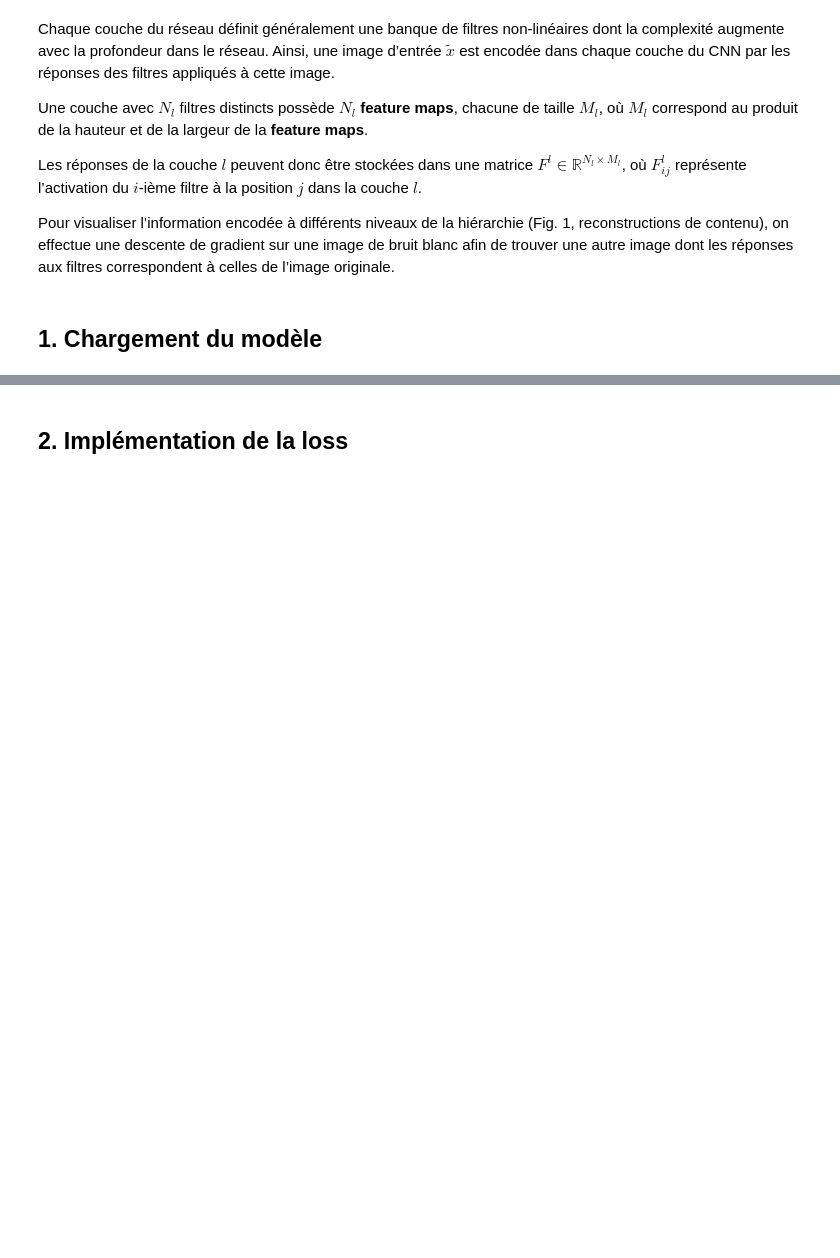
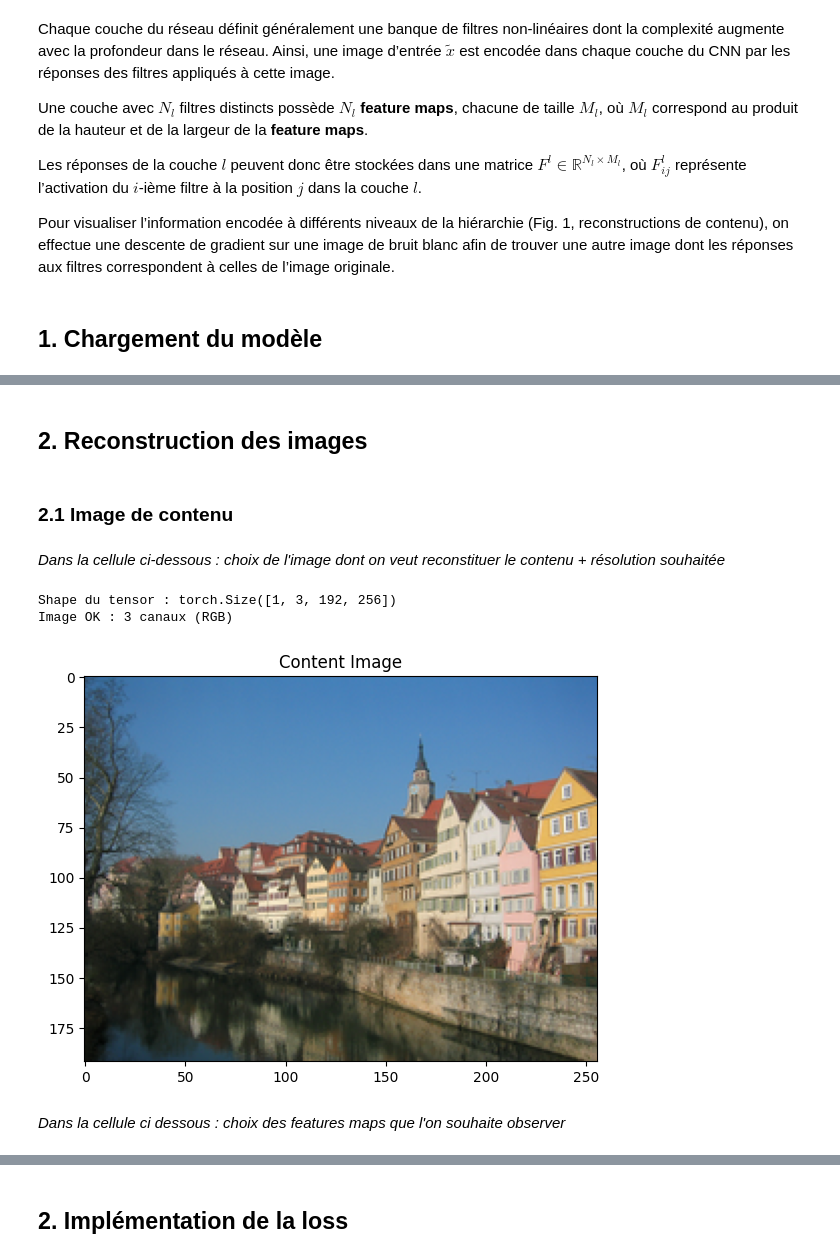
Before and after one commit to audrey1306/Neural_Style_Transfer, a Jupyter notebook: VGG_preentraine.ipynb, the cells around one changed output, grey strips where cells are left out. Drawn from its saved outputs; the diff is of its cells as text; code cells hidden in the pictures; blank space fills up the shorter version.

```diff
--- a/VGG_preentraine.ipynb
+++ b/VGG_preentraine.ipynb
@@ -85,3 +107,7 @@ style_layers = [0, 5, 10, 19, 28]
 
 #Instancier l'extracteur
 extractor = VGGFeatures(vgg, layers=content_layers + style_layers)
+# %% [markdown]
+## 2. Reconstruction des images
+# %%
+data_path = os.path.join(current_dir, "data")
@@ -87,0 +152,14 @@ extractor = VGGFeatures(vgg, layers=content_layers + style_layers)
+# %% [markdown]
+### 2.1 Image de contenu
+# %% [markdown]
+*Dans la cellule ci-dessous : choix de l'image dont on veut reconstituer le contenu + résolution souhaitée*
+# %%
+content_image = load_image("photo_facade.jpg", 256)
+
+plot_image(content_image, "Content Image")
+# %% [output]
+Shape du tensor : torch.Size([1, 3, 192, 256])
+Image OK : 3 canaux (RGB)
+[figure, added]
+# %% [markdown]
+*Dans la cellule ci dessous : choix des features maps que l'on souhaite observer*
```
Also changed, not shown: parts of 22 cells of this notebook.
